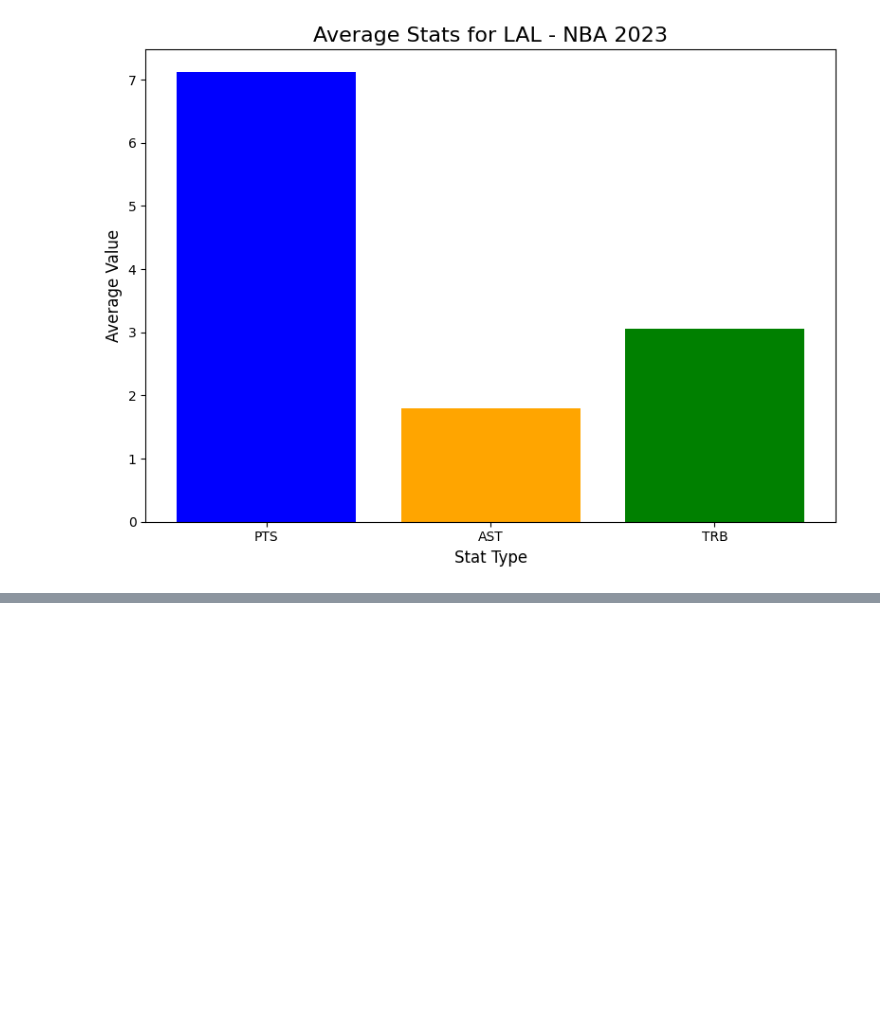
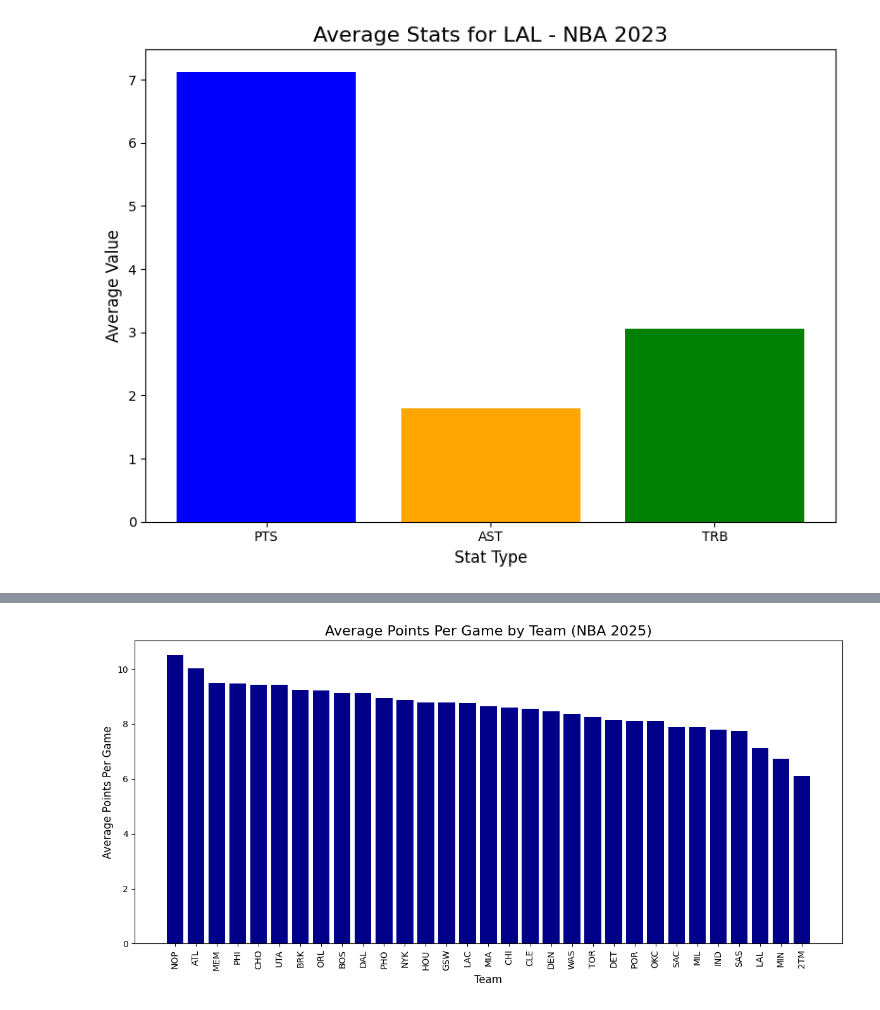
Before and after one commit to realkendo/keNBA, a Jupyter notebook: notebook.ipynb, the cells around one changed output, grey strips where cells are left out. Cells and saved outputs as stored; diff of their text form; code cells hidden in the pictures; blank space fills up the shorter version.

```diff
--- a/notebook.ipynb
+++ b/notebook.ipynb
@@ -115,0 +152,19 @@ plt.show()
+# %%
+# Team-Level Average Stats
+team_stats = df.groupby('Team')[['PTS', 'AST', 'TRB']].mean().sort_values('PTS', ascending=False)
+
+# total_team_ppg = df.groupby('Team')['PTS'].sum().sort_values(ascending=False)
+
+# print(total_team_ppg)
+
+# Bar Chart: Average Points Per Game by Team
+plt.figure(figsize=(12, 6))
+plt.bar(team_stats.index, team_stats['PTS'], color='darkblue')
+plt.title("Average Points Per Game by Team (NBA 2025)", fontsize=16)
+plt.xlabel("Team", fontsize=12)
+plt.ylabel("Average Points Per Game", fontsize=12)
+plt.xticks(rotation=90)
+plt.tight_layout()
+plt.show()
+# %% [output]
+[figure, added]
```
Also changed, not shown: parts of 3 cells of this notebook, 1 other file.
